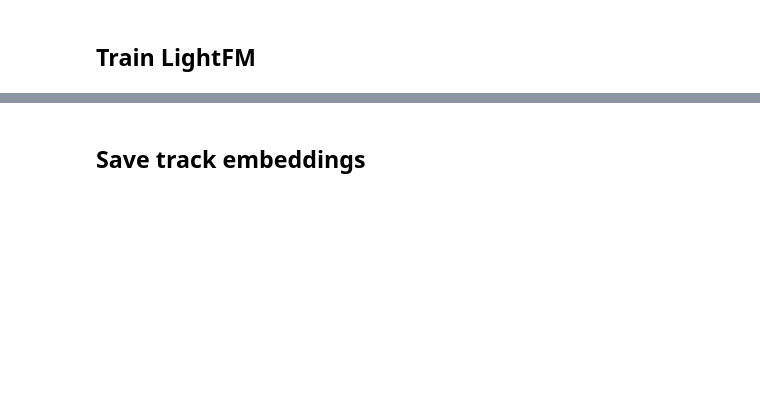
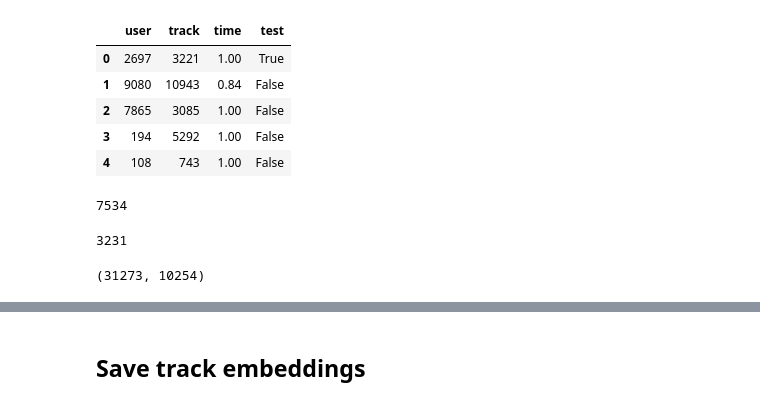
Before and after one commit to anokhin/recsys-course-spring-2024, a Jupyter notebook: jupyter-spark/Week4Seminar.ipynb, the cells around one changed output, grey strips where cells are left out. Cells and saved outputs as stored; diff of their text form; code cells hidden in the pictures; blank space fills up the shorter version.

```diff
--- a/jupyter-spark/Week4Seminar.ipynb
+++ b/jupyter-spark/Week4Seminar.ipynb
@@ -42,16 +103,35 @@ positives["test"] = np.random.random(len(positives)) >= 0.7
+# %%
+data = pd.read_json("/Users/n.anokhin/Desktop/week04.json", lines=True)
+
+data.head()
+# %% [output]
+|  | user | track | time | test |
+| 0 | 2697 | 3221 | 1.00 | True |
+| 1 | 9080 | 10943 | 0.84 | False |
+| 2 | 7865 | 3085 | 1.00 | False |
+| 3 | 194 | 5292 | 1.00 | False |
+| 4 | 108 | 743 | 1.00 | False |
 # %%
-user_counts = positives[~positives["test"]].groupby("user").size()
+user_counts = data.loc[~data["test"], "user"].value_counts()
 users = set(user_counts[user_counts >= 5].index.values)
+
+len(users)
+# %% [output]
+7534
 # %%
-track_counts = positives[~positives["test"]].groupby("track").size()
+track_counts = data.loc[~data["test"], "track"].value_counts()
 tracks = set(track_counts[track_counts >= 5].index.values)
+
+len(tracks)
+# %% [output]
+3231
-# %% [markdown]
-## Train LightFM
 # %%
-train_data = positives[~positives["test"] & positives["user"].isin(users) & positives["track"].isin(tracks)]
-test_data = positives[positives["test"] & positives["user"].isin(users) & positives["track"].isin(tracks)]
+train_data = data[~data["test"] & data["user"].isin(users) & data["track"].isin(tracks)]
+test_data = data[data["test"] & data["user"].isin(users) & data["track"].isin(tracks)]
 
 len(train_data), len(test_data)
+# %% [output]
+(31273, 10254)
 # %%
 dataset = ld.Dataset()
 dataset.fit(users, tracks)
```
Also changed, not shown: parts of 26 cells of this notebook, 6 other files.
